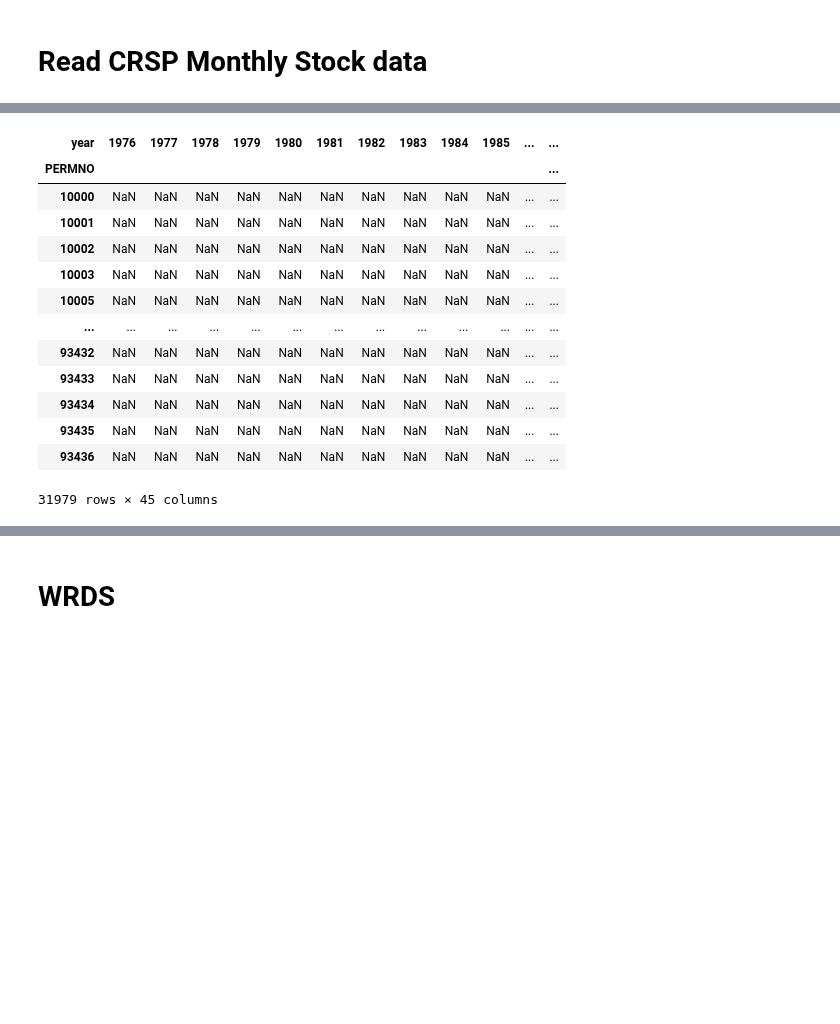
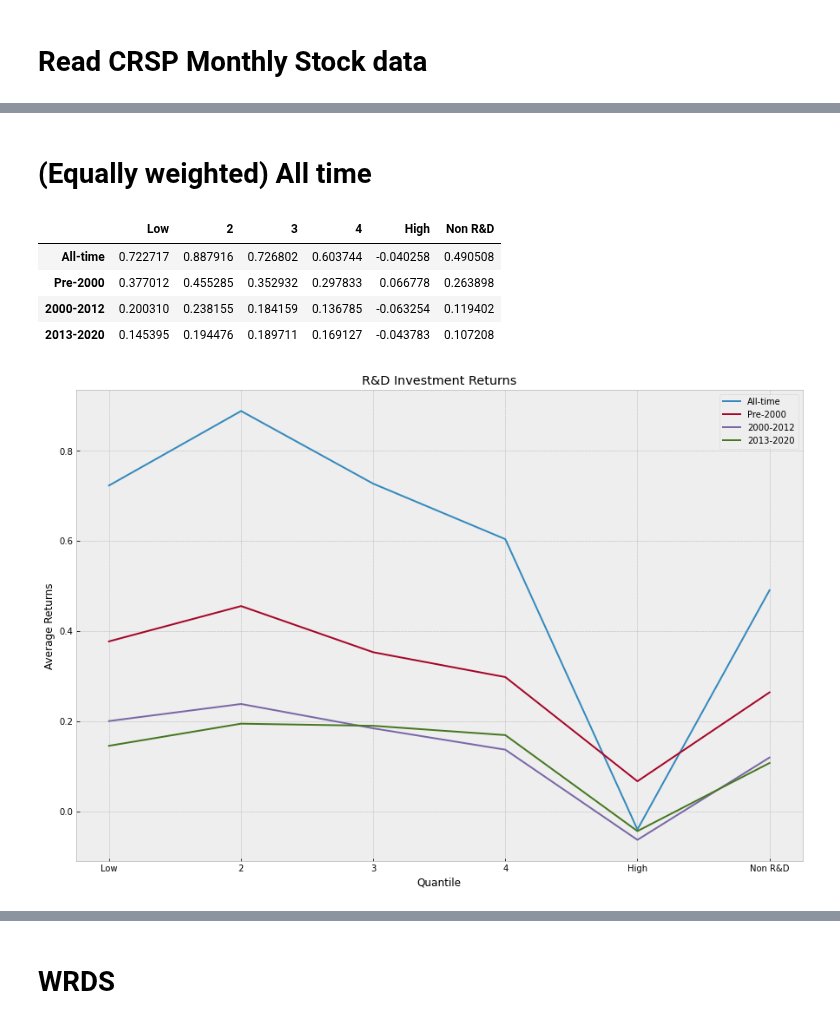
Before and after one commit to rohitashwachaks/finance, a Jupyter notebook: Titman/R&D.ipynb, the cells around one changed output, grey strips where cells are left out. Cells and saved outputs as stored; diff of their text form; code cells hidden in the pictures; blank space fills up the shorter version.

```diff
--- a/Titman/R&D.ipynb
+++ b/Titman/R&D.ipynb
@@ -116,0 +149,3 @@ yearly_rcd_class
+# %%
+yearly_rcd_class = yearly_rcd.dropna(axis=1, how='all').drop([2021], axis = 1).apply(lambda x: assign_quantile(x))
+yearly_rcd_class
@@ -177,0 +256,5 @@ Name: RET, Length: 3705088, dtype: float64
+# %%
+# crsp_monthly_data.groupby(["PERMNO", "TICKER", "month", "year"])["RET"].agg("sum").unstack().unstack()
+# crsp_monthly_data.groupby(["PERMNO", "month", "year"])["RET"].agg("sum").unstack().unstack()
+crsp_monthly_avg_returns = crsp_monthly_data[["PERMNO", "year", "RET"]].fillna(0).groupby(["PERMNO", "year"])["RET"].agg("mean").unstack()
+crsp_monthly_avg_returns
@@ -177,0 +276,50 @@ Name: RET, Length: 3705088, dtype: float64
+# %%
+def get_brackets(array: pd.Series)->dict:
+    brackets = dict()
+    temp = pd.get_dummies(array)
+    for cols in temp.columns:
+        brackets[cols] = list(set(temp[temp[cols] == 1].index))
+    return brackets
+
+# get_brackets(yearly_rcd_class.iloc[:,0])
+# %% [markdown]
+# (Equally weighted) All time
+# %%
+df = pd.DataFrame(columns= ["Low",2,3,4,"High","Non R&D"], index=["All-time", "Pre-2000","2000-2012","2013-2020"]).fillna(0.0)
+# for year, col in yearly_rcd_class.iloc[:,:-8].iteritems():
+for year, col in yearly_rcd_class.iteritems():
+    brackets = get_brackets(col)
+    for label in brackets.keys():
+        t = set(crsp_monthly_avg_returns.index).intersection(set(brackets[label]))
+        df.loc["All-time",label] += crsp_monthly_avg_returns[year][list(t)].dropna().mean()
+
+    if year < 2000:
+        for label in brackets.keys():
+            t = set(crsp_monthly_avg_returns.index).intersection(set(brackets[label]))
+            df.loc["Pre-2000",label] += crsp_monthly_avg_returns[year][list(t)].dropna().mean()
+
+    if (year >= 2000) and (year < 2012):
+        for label in brackets.keys():
+            t = set(crsp_monthly_avg_returns.index).intersection(set(brackets[label]))
+            df.loc["2000-2012",label] += crsp_monthly_avg_returns[year][list(t)].dropna().mean()
+
+    if year >= 2012:
+        for label in brackets.keys():
+            t = set(crsp_monthly_avg_returns.index).intersection(set(brackets[label]))
+            df.loc["2013-2020",label] += crsp_monthly_avg_returns[year][list(t)].dropna().mean()
+
+
+df.T.plot(kind = "line",
+        figsize = (15,10),
+        xlabel = "Quantile",
+        ylabel = "Average Returns",
+        title = "R&D Investment Returns"
+    )
+df
+# %% [output]
+|  | Low | 2 | 3 | 4 | High | Non R&D |
+| All-time | 0.722717 | 0.887916 | 0.726802 | 0.603744 | -0.040258 | 0.490508 |
+| Pre-2000 | 0.377012 | 0.455285 | 0.352932 | 0.297833 | 0.066778 | 0.263898 |
+| 2000-2012 | 0.200310 | 0.238155 | 0.184159 | 0.136785 | -0.063254 | 0.119402 |
+| 2013-2020 | 0.145395 | 0.194476 | 0.189711 | 0.169127 | -0.043783 | 0.107208 |
+[figure, added]
@@ -183,19 +336,4 @@ def annualised_returns(rets: pd.Series)->float:
 # %%
-crsp_annualised_returns = crsp_monthly_data.groupby(["PERMNO", "year"])["RET"].agg(annualised_returns).unstack()
-crsp_annualised_returns
+# crsp_annualised_returns = crsp_monthly_data.groupby(["PERMNO", "year"])["RET"].agg(annualised_returns).unstack()
+# crsp_annualised_returns
-# %% [output]
-| year | 1976 | 1977 | 1978 | 1979 | 1980 | 1981 | 1982 | 1983 | 1984 | 1985 | ... | ... |
-| PERMNO |  |  |  |  |  |  |  |  |  |  |  | ... |
-| 10000 | NaN | NaN | NaN | NaN | NaN | NaN | NaN | NaN | NaN | NaN | ... | ... |
-| 10001 | NaN | NaN | NaN | NaN | NaN | NaN | NaN | NaN | NaN | NaN | ... | ... |
-| 10002 | NaN | NaN | NaN | NaN | NaN | NaN | NaN | NaN | NaN | NaN | ... | ... |
-| 10003 | NaN | NaN | NaN | NaN | NaN | NaN | NaN | NaN | NaN | NaN | ... | ... |
-| 10005 | NaN | NaN | NaN | NaN | NaN | NaN | NaN | NaN | NaN | NaN | ... | ... |
-| ... | ... | ... | ... | ... | ... | ... | ... | ... | ... | ... | ... | ... |
-| 93432 | NaN | NaN | NaN | NaN | NaN | NaN | NaN | NaN | NaN | NaN | ... | ... |
-| 93433 | NaN | NaN | NaN | NaN | NaN | NaN | NaN | NaN | NaN | NaN | ... | ... |
-| 93434 | NaN | NaN | NaN | NaN | NaN | NaN | NaN | NaN | NaN | NaN | ... | ... |
-| 93435 | NaN | NaN | NaN | NaN | NaN | NaN | NaN | NaN | NaN | NaN | ... | ... |
-| 93436 | NaN | NaN | NaN | NaN | NaN | NaN | NaN | NaN | NaN | NaN | ... | ... |
-31979 rows × 45 columns
 # %%
```
Also changed, not shown: parts of 24 cells of this notebook, 2 other files.
